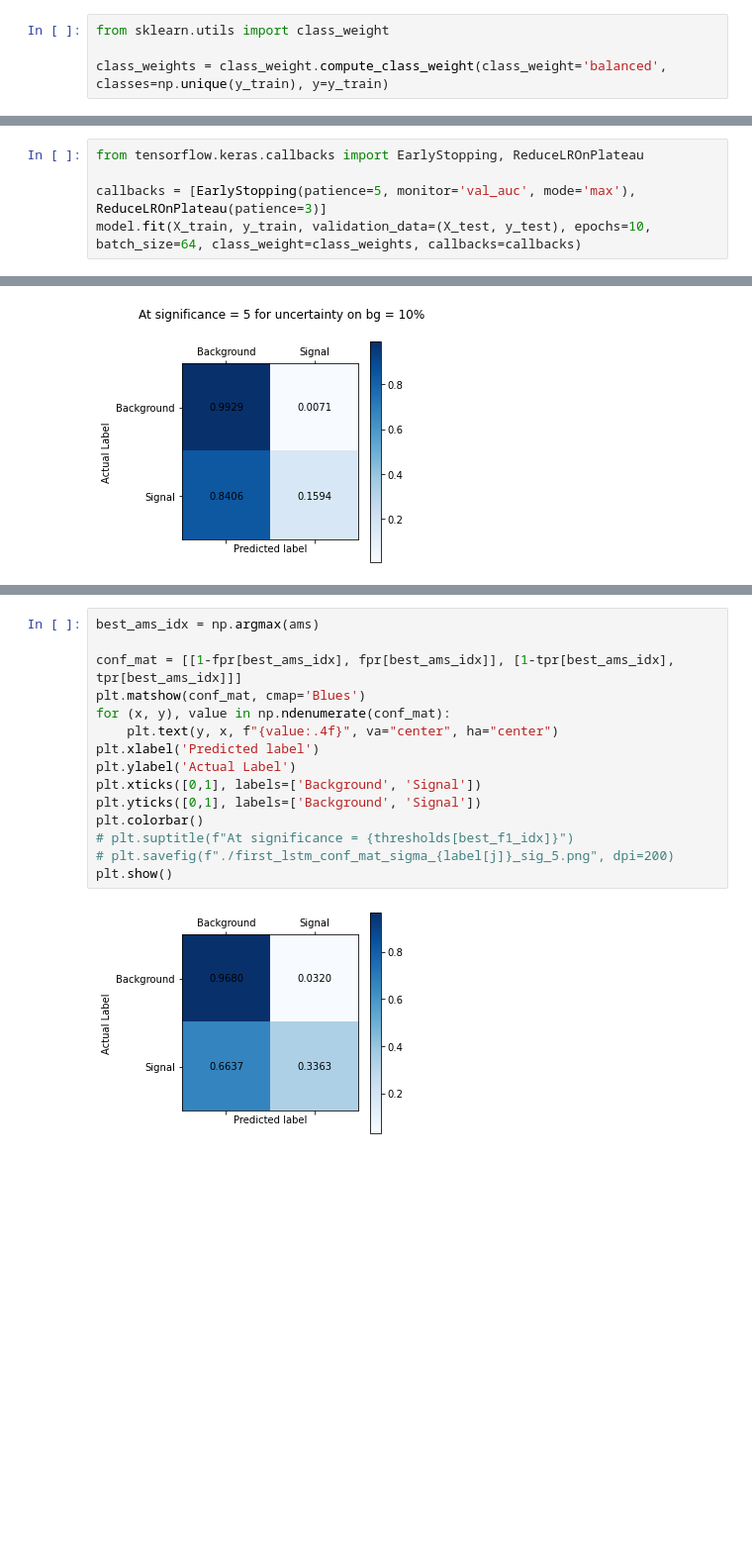
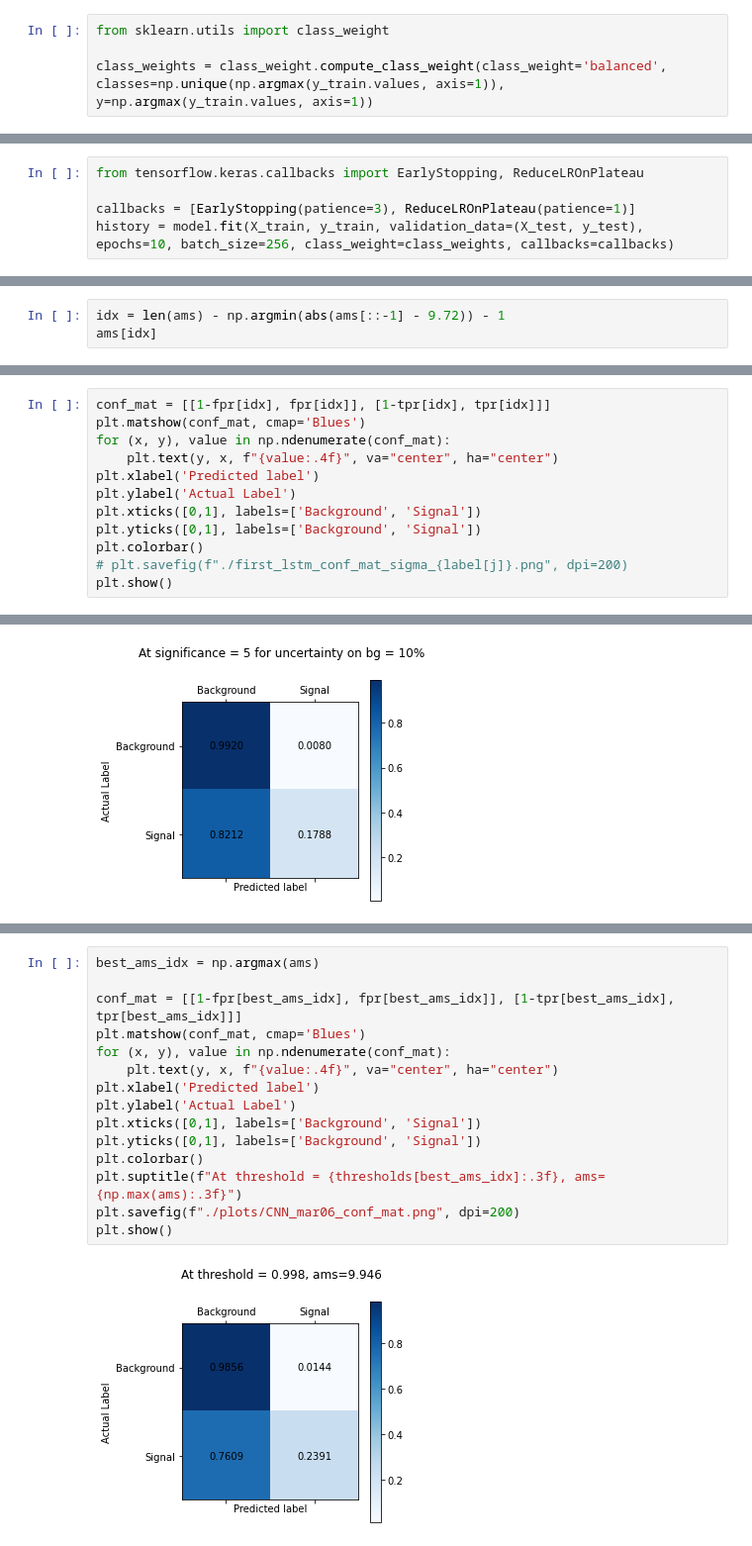
Before and after one commit to joeb42/Invisible-Higgs, a Jupyter notebook: ttbar_notebooks/binary/CNN.ipynb, the cells around one changed output, grey strips where cells are left out. Shown at 99% size. Cells and saved outputs as stored; diff of their text form; blank space fills up the shorter version.

```diff
--- a/ttbar_notebooks/binary/CNN.ipynb
+++ b/ttbar_notebooks/binary/CNN.ipynb
@@ -274,12 +452,12 @@ coreClock: 1.59GHz coreCount: 40 deviceMemorySize: 14.56GiB deviceMemoryBandwidt
 # %%
 from sklearn.utils import class_weight
 
-class_weights = class_weight.compute_class_weight(class_weight='balanced', classes=np.unique(y_train), y=y_train)
+class_weights = class_weight.compute_class_weight(class_weight='balanced', classes=np.unique(np.argmax(y_train.values, axis=1)), y=np.argmax(y_train.values, axis=1))
 # %%
 class_weights = {i:j for i,j in enumerate(class_weights)}
 # %%
 from tensorflow.keras.callbacks import EarlyStopping, ReduceLROnPlateau
 
-callbacks = [EarlyStopping(patience=5, monitor='val_auc', mode='max'), ReduceLROnPlateau(patience=3)]
-model.fit(X_train, y_train, validation_data=(X_test, y_test), epochs=10, batch_size=64, class_weight=class_weights, callbacks=callbacks)
+callbacks = [EarlyStopping(patience=3), ReduceLROnPlateau(patience=1)]
+history = model.fit(X_train, y_train, validation_data=(X_test, y_test), epochs=10, batch_size=256, class_weight=class_weights, callbacks=callbacks)
 # %% [output]
@@ -455,0 +649,3 @@ np.max(ams)
+# %%
+idx = len(ams) - np.argmin(abs(ams[::-1] - 9.72)) - 1
+ams[idx]
@@ -455,0 +654,12 @@ np.max(ams)
+# %%
+conf_mat = [[1-fpr[idx], fpr[idx]], [1-tpr[idx], tpr[idx]]]
+plt.matshow(conf_mat, cmap='Blues')
+for (x, y), value in np.ndenumerate(conf_mat):
+    plt.text(y, x, f"{value:.4f}", va="center", ha="center")
+plt.xlabel('Predicted label')
+plt.ylabel('Actual Label')
+plt.xticks([0,1], labels=['Background', 'Signal'])
+plt.yticks([0,1], labels=['Background', 'Signal'])
+plt.colorbar()
+# plt.savefig(f"./first_lstm_conf_mat_sigma_{label[j]}.png", dpi=200)
+plt.show()
@@ -520,17 +732,17 @@ plt.show()
 # %%
 best_ams_idx = np.argmax(ams)
 
 conf_mat = [[1-fpr[best_ams_idx], fpr[best_ams_idx]], [1-tpr[best_ams_idx], tpr[best_ams_idx]]]
 plt.matshow(conf_mat, cmap='Blues')
 for (x, y), value in np.ndenumerate(conf_mat):
     plt.text(y, x, f"{value:.4f}", va="center", ha="center")
 plt.xlabel('Predicted label')
 plt.ylabel('Actual Label')
 plt.xticks([0,1], labels=['Background', 'Signal'])
 plt.yticks([0,1], labels=['Background', 'Signal'])
 plt.colorbar()
-# plt.suptitle(f"At significance = {thresholds[best_f1_idx]}")
-# plt.savefig(f"./first_lstm_conf_mat_sigma_{label[j]}_sig_5.png", dpi=200)
+plt.suptitle(f"At threshold = {thresholds[best_ams_idx]:.3f}, ams={np.max(ams):.3f}")
+plt.savefig(f"./plots/CNN_mar06_conf_mat.png", dpi=200)
 plt.show()
 # %% [output]
-[figure, old version]
+[figure, new version]
```
Also changed, not shown: parts of 58 cells of this notebook, 30 other files.
